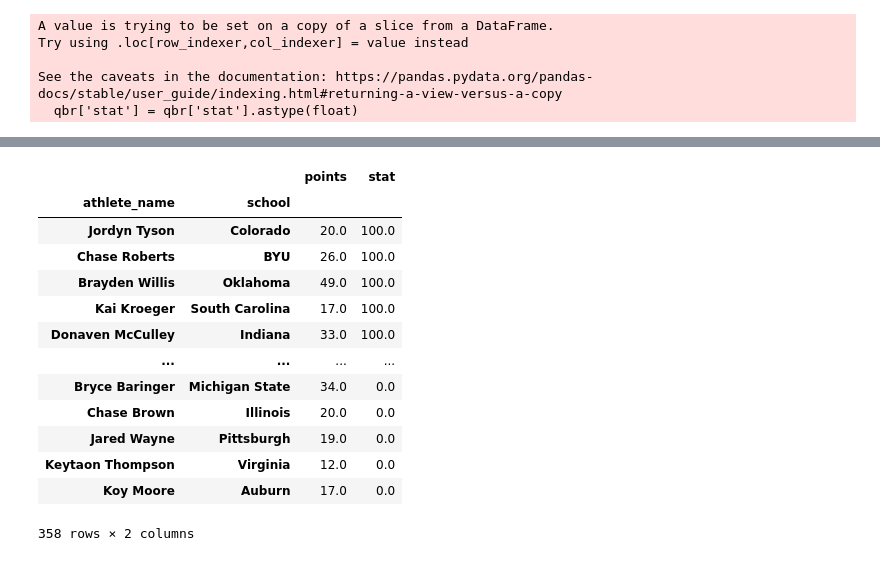
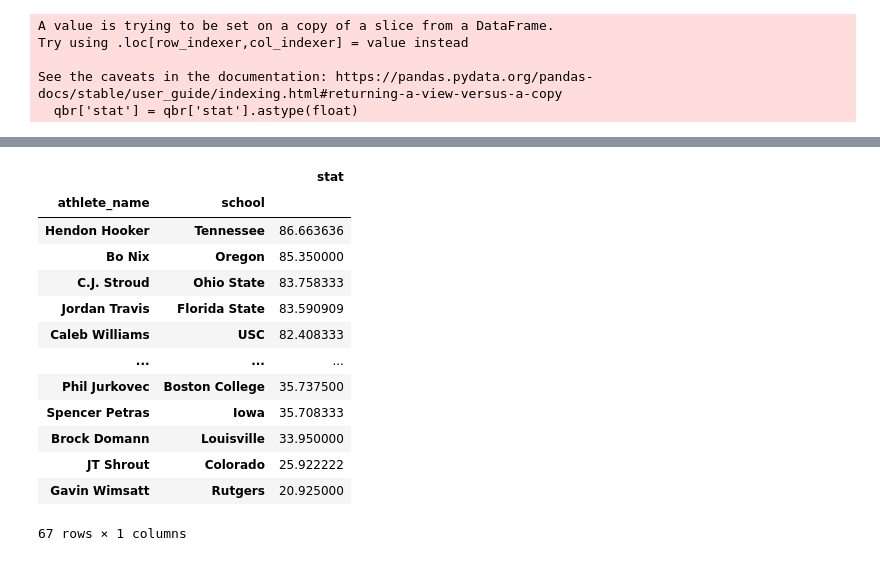
Before and after one commit to wjurden/college-football-project, a Jupyter notebook: code/eda/player_game_stats_eda.ipynb, the cells around one changed output, grey strips where cells are left out. Saved outputs shown, nothing was run; the diff lists cells and outputs as text; code cells hidden in the pictures.

```diff
--- a/code/eda/player_game_stats_eda.ipynb
+++ b/code/eda/player_game_stats_eda.ipynb
@@ -140,5 +139,0 @@ qbr.sort_values(by= 'stat',ascending=False)
-# %%
-# Removing dirty data
-qbr_dirty =  qbr[qbr['stat'] == '--'].index
-qbr.drop(qbr_dirty, inplace = True)
-qbr[qbr['stat'] == '--']
@@ -204,19 +178,21 @@ qbr.groupby('athlete_name').filter(lambda x: len(x) == 6)[['athlete_name', 'stat
+# %%
+# Create a subset of QBs who played 7 or game games in the season
+v = qbr['athlete_id'].value_counts()
+qbr_subset = qbr[qbr['athlete_id'].isin(v.index[v.gt(7)])]
 # %%
-# Top 20 QBs by avg QBR
-grouped = qbr.groupby(["athlete_name", "school"]).agg({'points': 'mean', 'stat': 'mean'}).sort_values(by = 'stat', ascending = False)
-grouped
+qbr_subset.groupby(['athlete_name', 'school']).agg({'stat': 'mean'}).sort_values(by = 'stat', ascending = False)
 # %% [output]
-|  |  | points | stat |
-| athlete_name | school |  |  |
-| Jordyn Tyson | Colorado | 20.0 | 100.0 |
-| Chase Roberts | BYU | 26.0 | 100.0 |
-| Brayden Willis | Oklahoma | 49.0 | 100.0 |
-| Kai Kroeger | South Carolina | 17.0 | 100.0 |
-| Donaven McCulley | Indiana | 33.0 | 100.0 |
-| ... | ... | ... | ... |
-| Bryce Baringer | Michigan State | 34.0 | 0.0 |
-| Chase Brown | Illinois | 20.0 | 0.0 |
-| Jared Wayne | Pittsburgh | 19.0 | 0.0 |
-| Keytaon Thompson | Virginia | 12.0 | 0.0 |
-| Koy Moore | Auburn | 17.0 | 0.0 |
+|  |  | stat |
+| athlete_name | school |  |
+| Hendon Hooker | Tennessee | 86.663636 |
+| Bo Nix | Oregon | 85.350000 |
+| C.J. Stroud | Ohio State | 83.758333 |
+| Jordan Travis | Florida State | 83.590909 |
+| Caleb Williams | USC | 82.408333 |
+| ... | ... | ... |
+| Phil Jurkovec | Boston College | 35.737500 |
+| Spencer Petras | Iowa | 35.708333 |
+| Brock Domann | Louisville | 33.950000 |
+| JT Shrout | Colorado | 25.922222 |
+| Gavin Wimsatt | Rutgers | 20.925000 |
-358 rows × 2 columns
+67 rows × 1 columns
```
Also changed, not shown: parts of 20 cells of this notebook.
